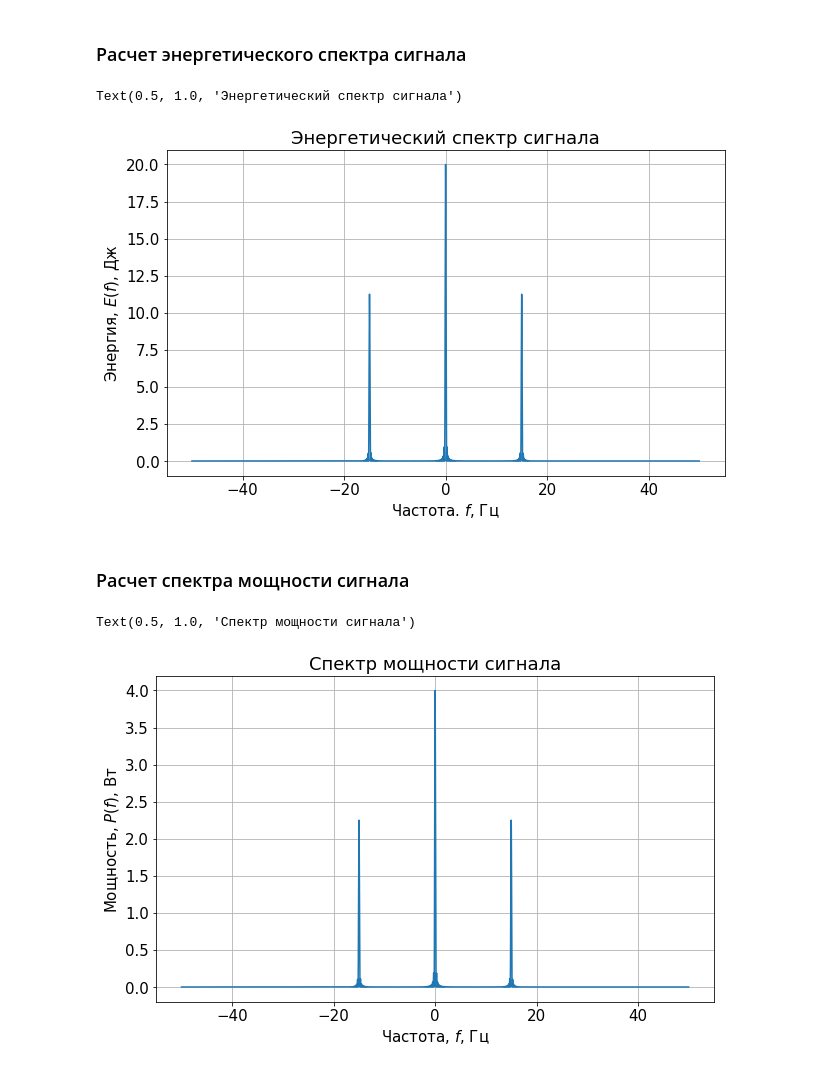
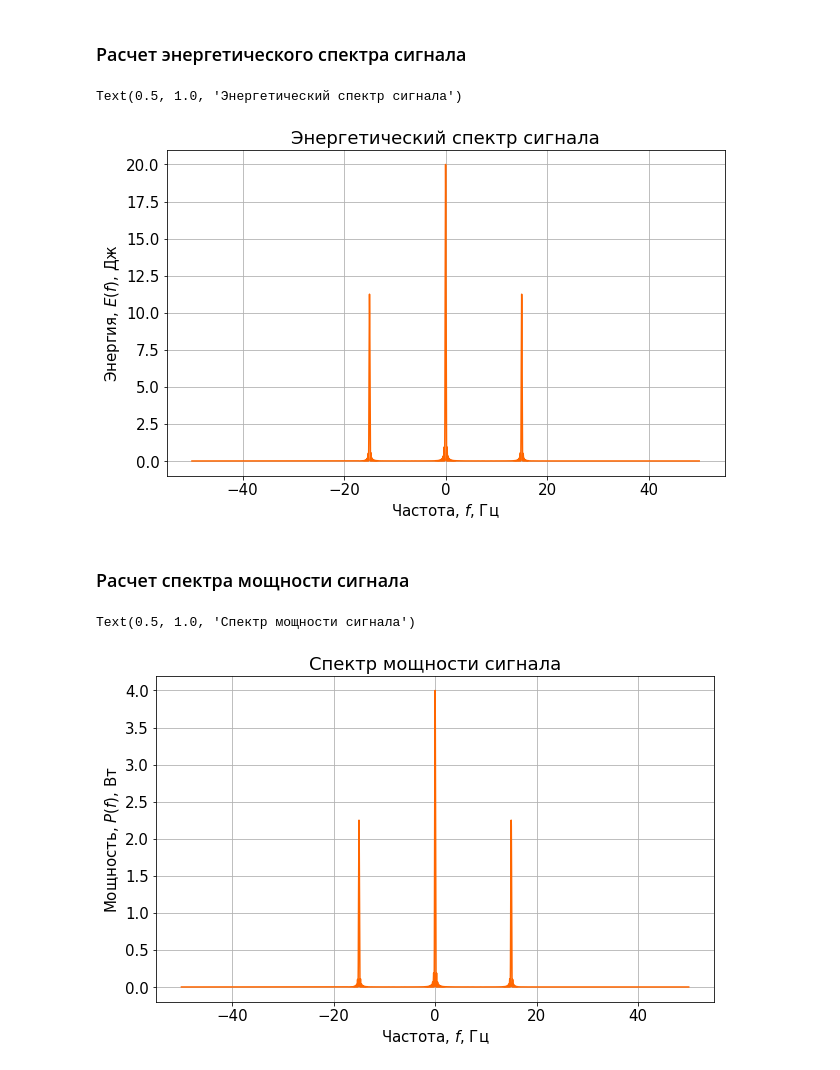
Before and after one commit to SakuraOneLove/DSP-2020, a Jupyter notebook: Lab_2.ipynb, the cells around one changed output. Saved outputs shown, nothing was run; the diff lists cells and outputs as text; code cells hidden in the pictures.

```diff
--- a/Lab_2.ipynb
+++ b/Lab_2.ipynb
@@ -16,6 +16,7 @@ from pylab import rcParams
 rcParams['figure.figsize'] = 10, 6 # настраиваем параметры отображения графика
 fontSize=15 # Размер шрифта графиков
 rcParams.update({'font.size': fontSize})
+eColor=[1, 0.4, 0]
 # %%
 A0=2; # Постоянная составляющая сигнала
 A=3; # Амплитуда сигнала
@@ -168,25 +169,25 @@ Text(0.5, 1.0, 'Амплитудный спектр сигнала')
 ef = (1/(N*fd))*(abs(fft(y))*abs(fft(y))) # Формирование значений
 # %%
 fig, ax  = plt.subplots()
-ax.plot(x,fftshift(ef))
+ax.plot(x,fftshift(ef), color=eColor)
 ax.grid()
-ax.set_xlabel('Частота. $f$, Гц')
+ax.set_xlabel('Частота, $f$, Гц')
 ax.set_ylabel('Энергия, $E(f)$, Дж')
 ax.set_title('Энергетический спектр сигнала')
 # %% [output]
 Text(0.5, 1.0, 'Энергетический спектр сигнала')
-[figure, old version]
+[figure, new version]
 # %% [markdown]
 ###  Расчет спектра мощности сигнала
 # %%
 pf = ef/dt; # Формирование значений
 # %%
 fig, ax  = plt.subplots()
-ax.plot(x,fftshift(pf))
+ax.plot(x,fftshift(pf), color=eColor)
 ax.grid()
 ax.set_xlabel('Частота, $f$, Гц')
 ax.set_ylabel('Мощность, $P(f)$, Вт')
 ax.set_title('Спектр мощности сигнала')
 # %% [output]
 Text(0.5, 1.0, 'Спектр мощности сигнала')
-[figure, old version]
+[figure, new version]
```
Also changed, not shown: parts of 6 cells of this notebook.
